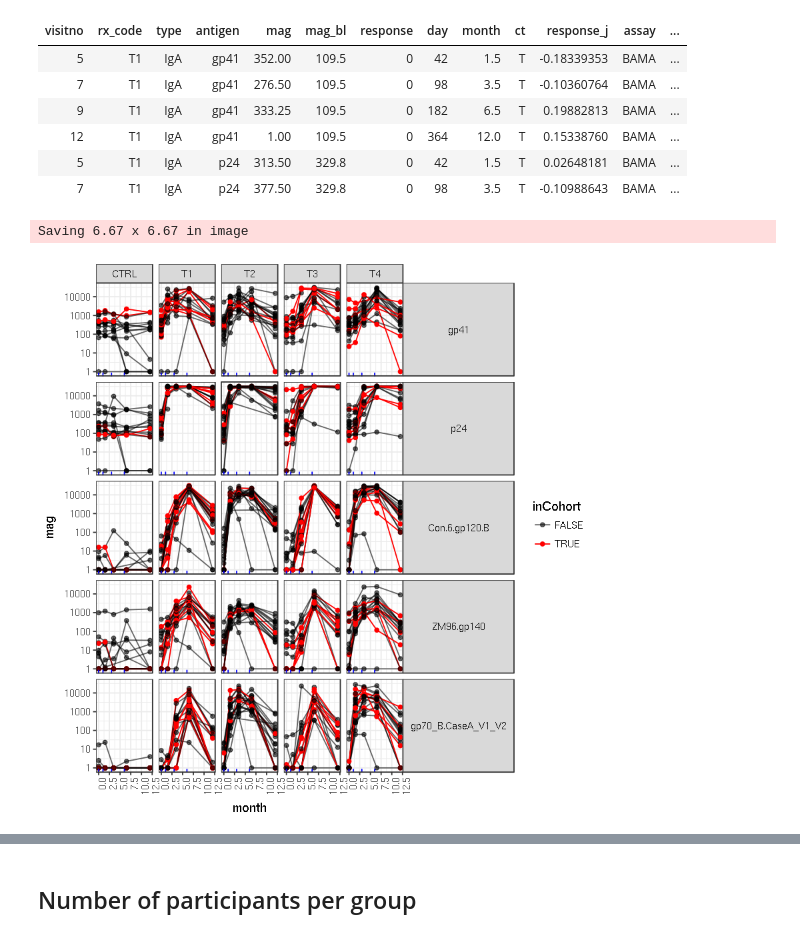
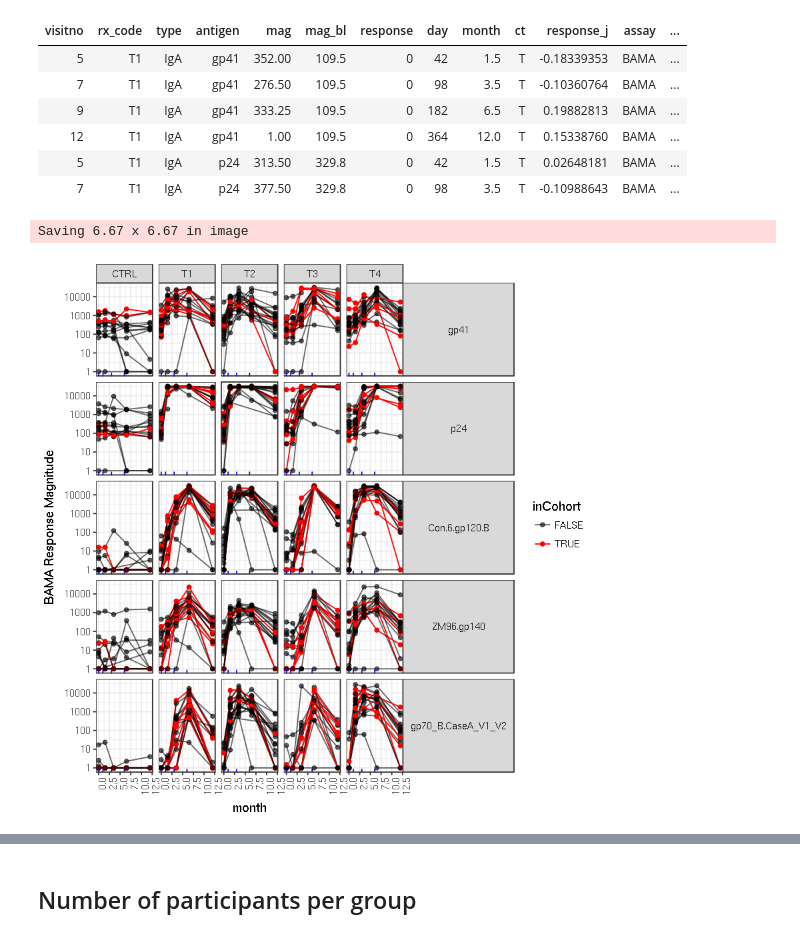
Before and after one commit to cramjaco/Nyvac_096_Microbiome, a Jupyter notebook: Mar2018_096.ipynb, the cells around one changed output, grey strips where cells are left out. Drawn from its saved outputs; the diff is of its cells as text; code cells hidden in the pictures.

```diff
--- a/Mar2018_096.ipynb
+++ b/Mar2018_096.ipynb
@@ -693,27 +693,28 @@ donor.immune %>% head
 # %%
 iggplot <- immune.data %>%
 mutate(inCohort = pub_id %in% microbiomeCohort) %>%
 filter(type == 'IgG', antigen %in% c(ants1, ants2)) %>%
 mutate(antigen = factor(antigen, levels = c(ants2, ants1))) %>% # reorder facets
 ggplot(aes(x = month, y =mag, group = pub_id, colour = inCohort, alpha = inCohort)) +
 geom_line() +
 geom_point() +
 geom_rug(data = vac, aes(x = month), inherit.aes = F, color = 'blue') +
 facet_grid(antigen ~ rx_code, labeller = label_wrap_gen()) +
 theme_bw() +
 theme(strip.text.y = element_text(angle = 0),
       axis.text.x = element_text(angle = 90, hjust = 1)) +
 scale_y_log10(breaks = 10^(0:5)) +
 scale_colour_manual(values = c("black", "red")) +
-scale_alpha_manual(values = c(.6, 1))
+scale_alpha_manual(values = c(.6, 1)) +
+labs(y = "BAMA Response Magnitude")
 
 iggplot
 
 ggsave('figures/useiggsAllParticipants.png')
 # To fix. Control groups don't show up in this version.
 # %% [output]
 Saving 6.67 x 6.67 in image
-[figure, old version]
+[figure, new version]
 # %%
 iggplot <- immune.data %>%
 mutate(inCohort = pub_id %in% microbiomeCohort) %>%
```
Also changed, not shown: parts of 39 cells of this notebook, 26 other files.
